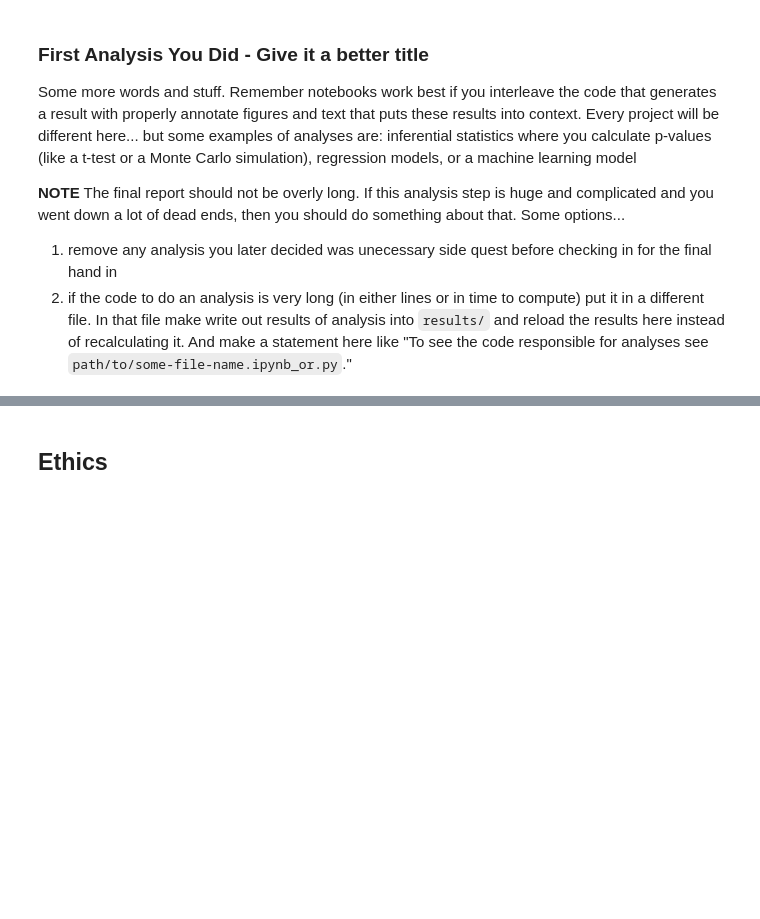
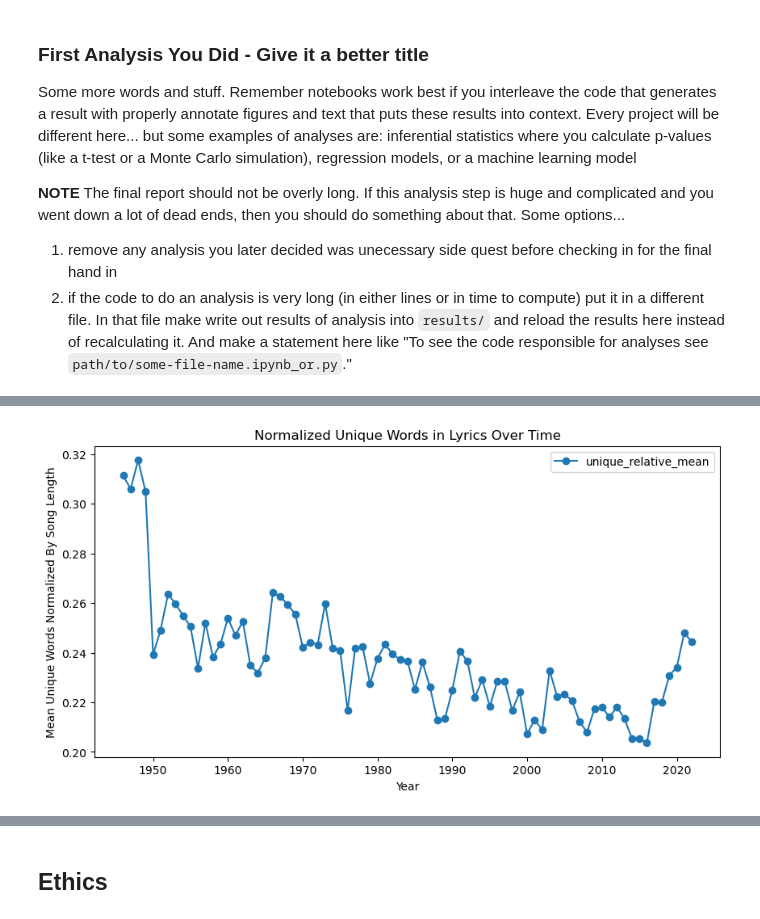
Before and after one commit to COGS108/Group104_WI26, a Jupyter notebook: 03-FinalProject.ipynb, the cells around one changed output, grey strips where cells are left out. Drawn from its saved outputs; the diff is of its cells as text; code cells hidden in the pictures; blank space fills up the shorter version.

```diff
--- a/03-FinalProject.ipynb
+++ b/03-FinalProject.ipynb
@@ -129,0 +250,8 @@ Some more words and stuff.  Remember notebooks work best if you interleave the c
+# %%
+bb_lyrics.plot(x='year', y='unique_relative_mean', marker='o', figsize=(10, 5))
+plt.title('Normalized Unique Words in Lyrics Over Time')
+plt.xlabel('Year')
+plt.ylabel('Mean Unique Words Normalized By Song Length')
+plt.show()
+# %% [output]
+[figure, added]
```
Also changed, not shown: parts of 42 cells of this notebook.
